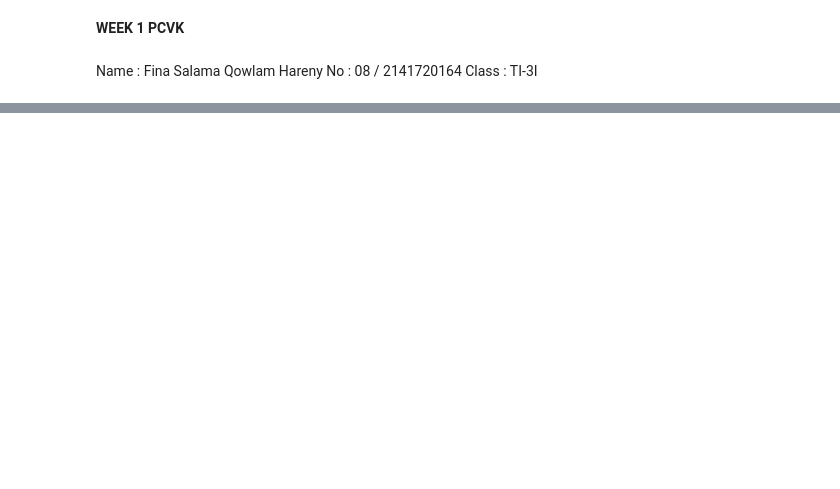
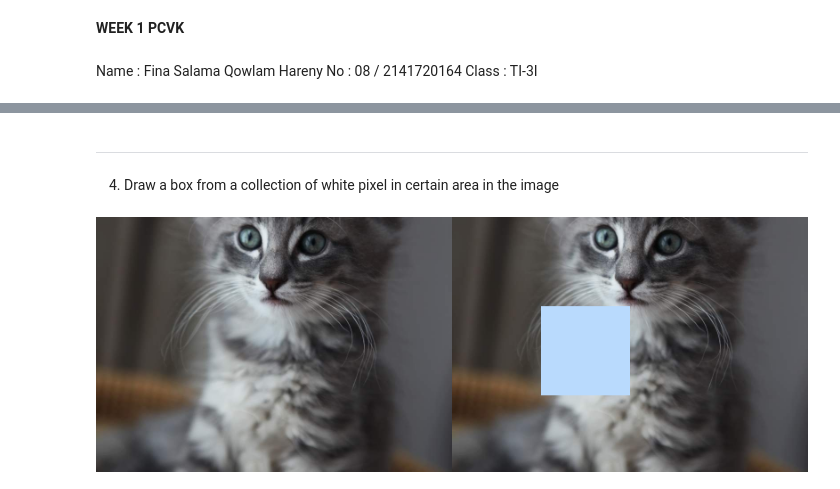
Before and after one commit to fnsalamaa/FINA-SALAMA-PCVK, a Jupyter notebook: Week1.ipynb, the cells around one changed output, grey strips where cells are left out. Drawn from its saved outputs; the diff is of its cells as text; code cells hidden in the pictures; blank space fills up the shorter version.

```diff
--- a/Week1.ipynb
+++ b/Week1.ipynb
@@ -76,0 +229,23 @@ What is the use of the code [255,255,255] ? Explain!
+# %% [markdown]
+---
+4. Draw a box from a collection of white pixel in certain area in the image
+# %%
+image_2 = cv.cvtColor(image, cv.COLOR_BGR2RGB)
+image_with_box = cv.cvtColor(image, cv.COLOR_BGR2RGB)
+
+# Menentukan koordinat dan ukuran kotak
+x_box = 100
+y_box = 100
+width_box = 100
+height_box = 100
+
+# Membuat gambar baru dengan kotak berwarna biru
+for y in range(y_box, y_box + height_box):
+    for x in range(x_box, x_box + width_box):
+        image_with_box[y, x] = [253, 218, 185]
+
+# Menampilkan gambar
+final_frame = cv.hconcat((image_2, image_with_box))
+cv2_imshow(final_frame)
+# %% [output]
+[figure, added]
```
Also changed, not shown: parts of 13 cells of this notebook.
